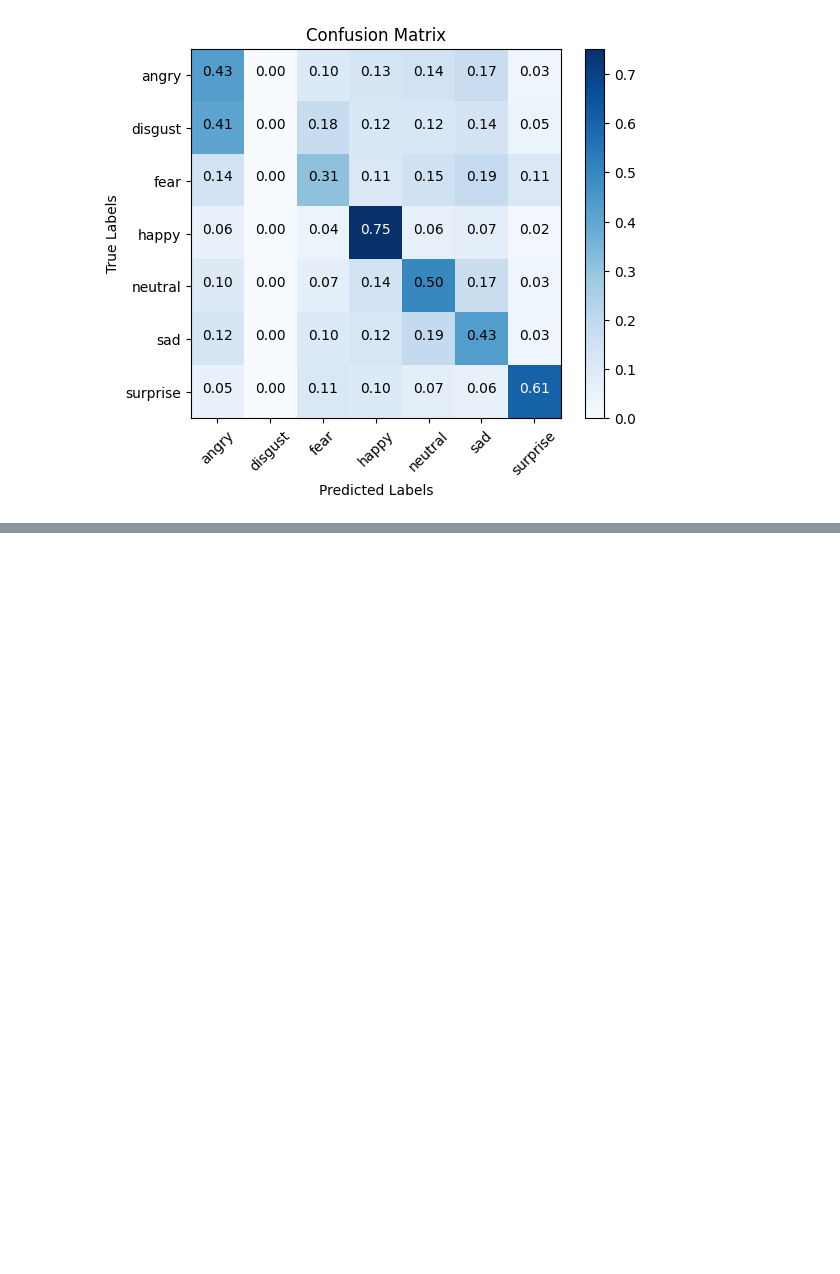
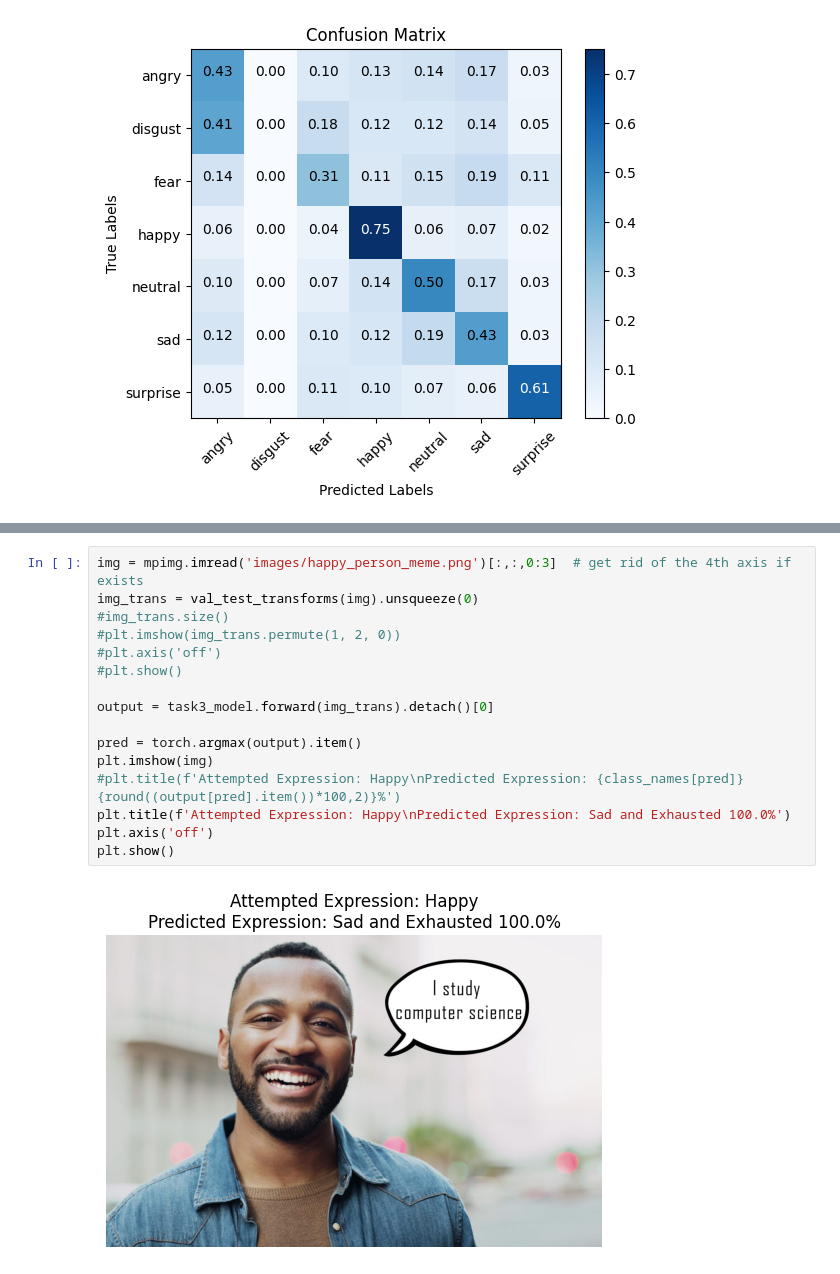
Before and after one commit to LiamBonato/Facial-Expression-Recognition, a Jupyter notebook: Facial-Expression-Recognition.ipynb, the cells around one changed output, grey strips where cells are left out. Saved outputs shown, nothing was run; the diff lists cells and outputs as text; blank space fills up the shorter version.

Commit message:
added meme

```diff
--- a/Facial-Expression-Recognition.ipynb
+++ b/Facial-Expression-Recognition.ipynb
@@ -582,0 +583,18 @@ for c in range(num_classes):
+# %%
+img = mpimg.imread('images/happy_person_meme.png')[:,:,0:3]  # get rid of the 4th axis if exists
+img_trans = val_test_transforms(img).unsqueeze(0)
+#img_trans.size()
+#plt.imshow(img_trans.permute(1, 2, 0))
+#plt.axis('off')
+#plt.show()
+
+output = task3_model.forward(img_trans).detach()[0]
+
+pred = torch.argmax(output).item()
+plt.imshow(img)
+#plt.title(f'Attempted Expression: Happy\nPredicted Expression: {class_names[pred]} {round((output[pred].item())*100,2)}%')
+plt.title(f'Attempted Expression: Happy\nPredicted Expression: Sad and Exhausted 100.0%')
+plt.axis('off')
+plt.show()
+# %% [output]
+[figure, added]
```
Also changed, not shown: parts of 1 cell of this notebook, 3 other files.
